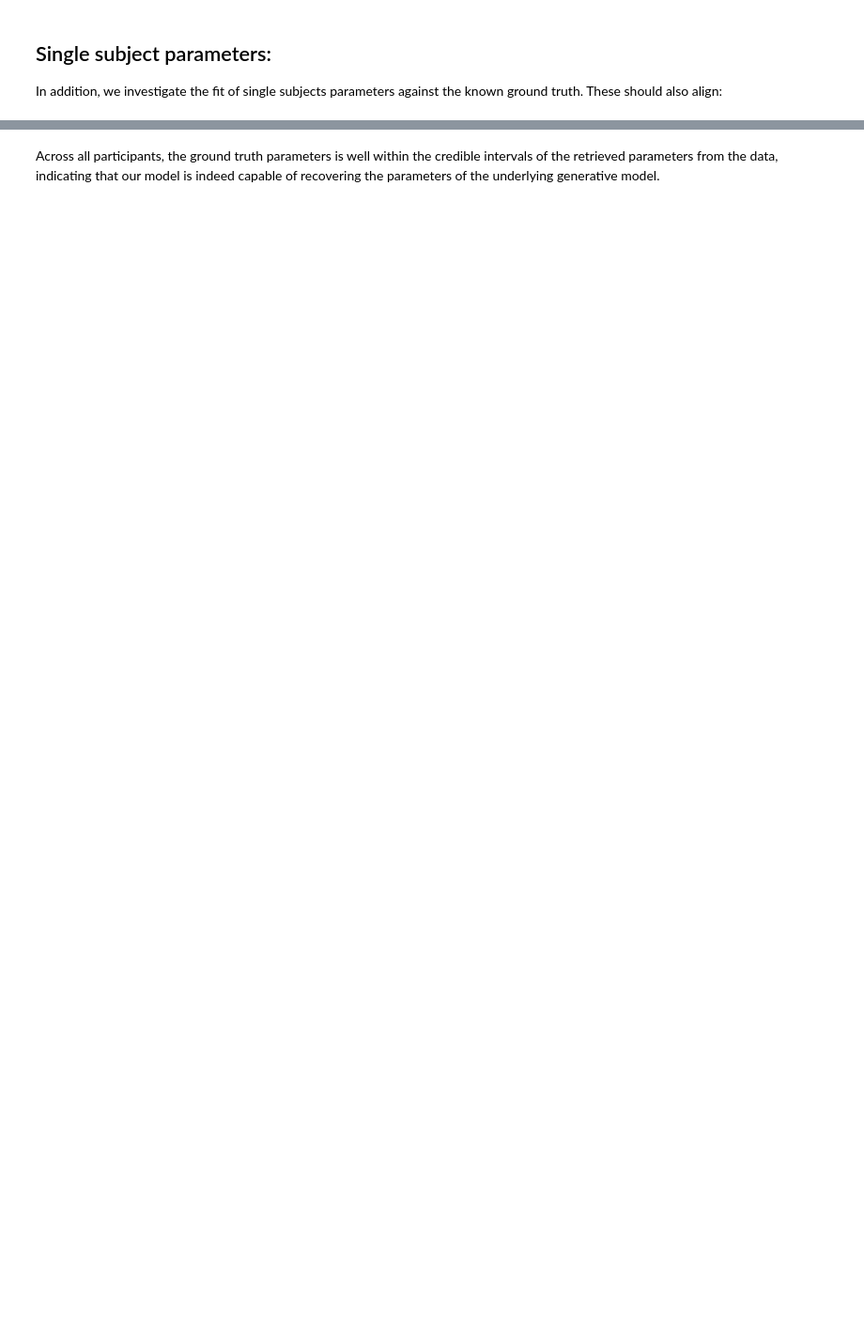
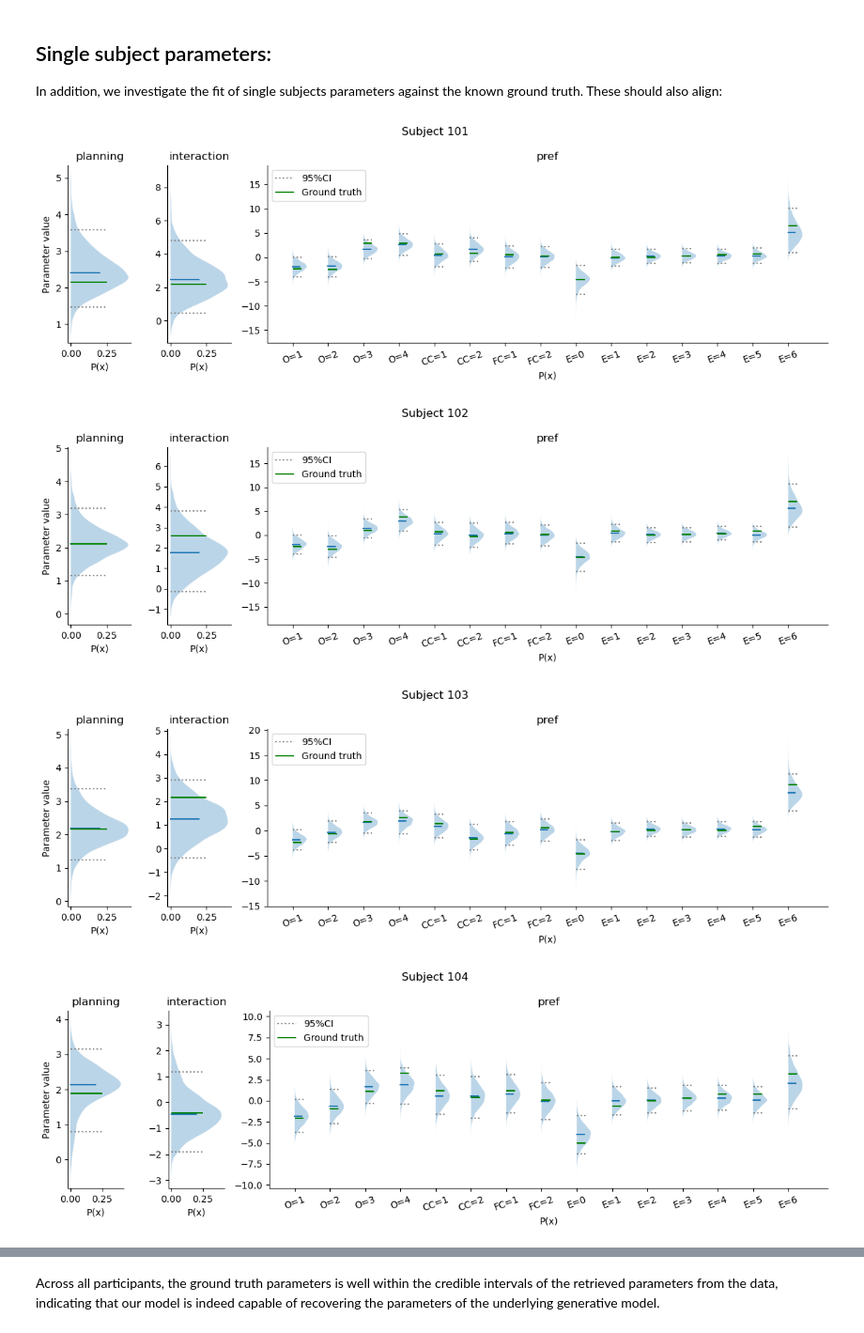
Before and after one commit to AlexLepauvre/state_abstraction_paper, a Jupyter notebook: S3-parameters_recovery.ipynb, the cells around one changed output, grey strips where cells are left out. Shown at 94% size. Drawn from its saved outputs; the diff is of its cells as text; code cells hidden in the pictures; blank space fills up the shorter version.

```diff
--- a/S3-parameters_recovery.ipynb
+++ b/S3-parameters_recovery.ipynb
@@ -232,35 +241,61 @@ In addition, we investigate the fit of single subjects parameters against the kn
 # %%
 #| label: suppfig-single_subject_parameter_recovery
 #| fig-cap: "Single subjects parameters recovery"
+#| layout-ncol: 2
 # Loop through each subject:
 for i, sub in enumerate(beh_data["vpn"].unique()):
     fig, ax = plt.subplot_mosaic("ABCCCCCC", figsize=(12, 4))
     fig_key = ["A", "B", "C"]
     for ii, param in enumerate(["beta_planning", "beta_interaction", "beta_pref"]):
         # Plot parameters fitted to the simulated data:
         posterior_sim = idata.posterior[param + "_sub"].values[:, :, i, :].reshape(-1, idata_orig.posterior[param].shape[-1])
         ax[fig_key[ii]].violinplot(posterior_sim, positions=range(posterior_sim.shape[-1]), widths=0.8,
                         showmeans=False, showmedians=True,
                         showextrema=False, side="high");
+        # Get 95% CI and plot it:
+        if len(np.squeeze(posterior_sim).shape) == 1:
+            ci = az.hdi(posterior_sim)[0]
+            ax[fig_key[ii]].hlines(ci,
+                            xmin=[iii for iii in range(posterior_sim.shape[-1])],
+                            xmax=[iii+0.25 for iii in range(posterior_sim.shape[-1])],
+                            color="grey", linestyle=':', label="95%CI")
+        else:
+            for iii, reg in enumerate(range(posterior_sim.shape[1])):
+                ci = az.hdi(posterior_sim[:, reg])
+                if iii == 0:
+                    ax[fig_key[ii]].hlines(ci,
+                                        xmin=iii,
+                                        xmax=iii+0.25,
+                                        color="grey", linestyle=':', label="95%CI")
+                else:
+                    ax[fig_key[ii]].hlines(ci,
+                        xmin=iii,
+                        xmax=iii+0.25,
+                        color="grey", linestyle=':')
         # Plot the ground truth parameter:
         ax[fig_key[ii]].hlines(ground_truth_params[param][i],
                                xmin=[iii for iii in range(posterior_sim.shape[-1])],
                                xmax=[iii+0.25 for iii in range(posterior_sim.shape[-1])],
                                color="green", label="Ground truth")
         ax[fig_key[ii]].set_title(param.split("_")[1])
         ax[fig_key[ii]].spines[['right', 'top']].set_visible(False)
         ax[fig_key[ii]].set_xlabel("P(x)")
         if ii == 0:
             ax[fig_key[ii]].set_ylabel("Parameter value")
         elif ii == 2:
             ax[fig_key[ii]].legend()
         if param == "beta_pref":
             ax[fig_key[ii]].set_xticks(range(posterior_sim.shape[-1]))
             ax[fig_key[ii]].set_xticklabels(["O=1", "O=2", "O=3", "O=4",
                                         "CC=1", "CC=2",
                                         "FC=1", "FC=2",
                                         "E=0", "E=1", "E=2", "E=3", "E=4", "E=5", "E=6"],
                                         rotation=20)
         plt.suptitle(f"Subject {sub}")
     plt.tight_layout()
     plt.show()
+# %% [output]
+[figure, added]
+[figure, added]
+[figure, added]
+[figure, added]
```
Also changed, not shown: parts of 5 cells of this notebook, 2 other files.
